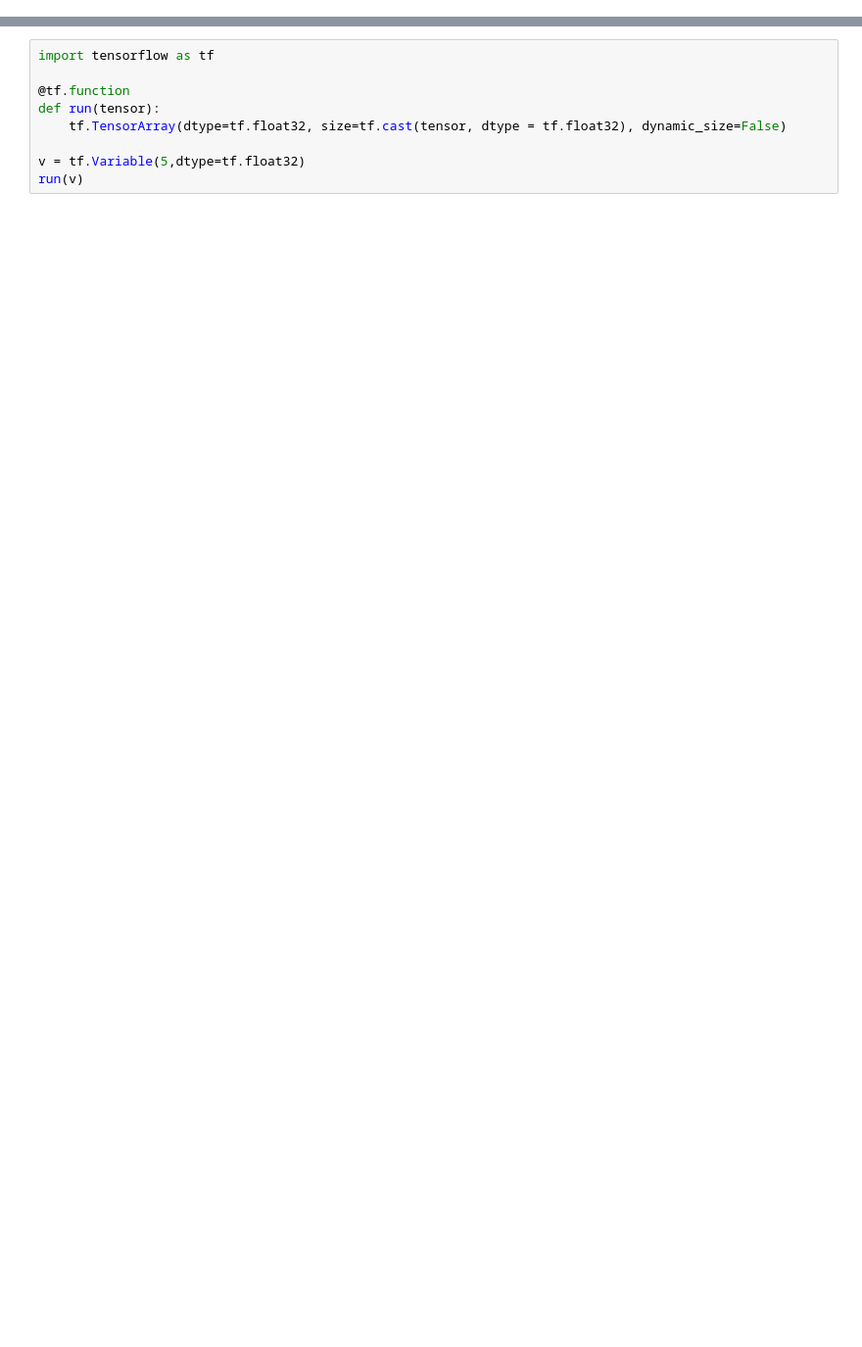
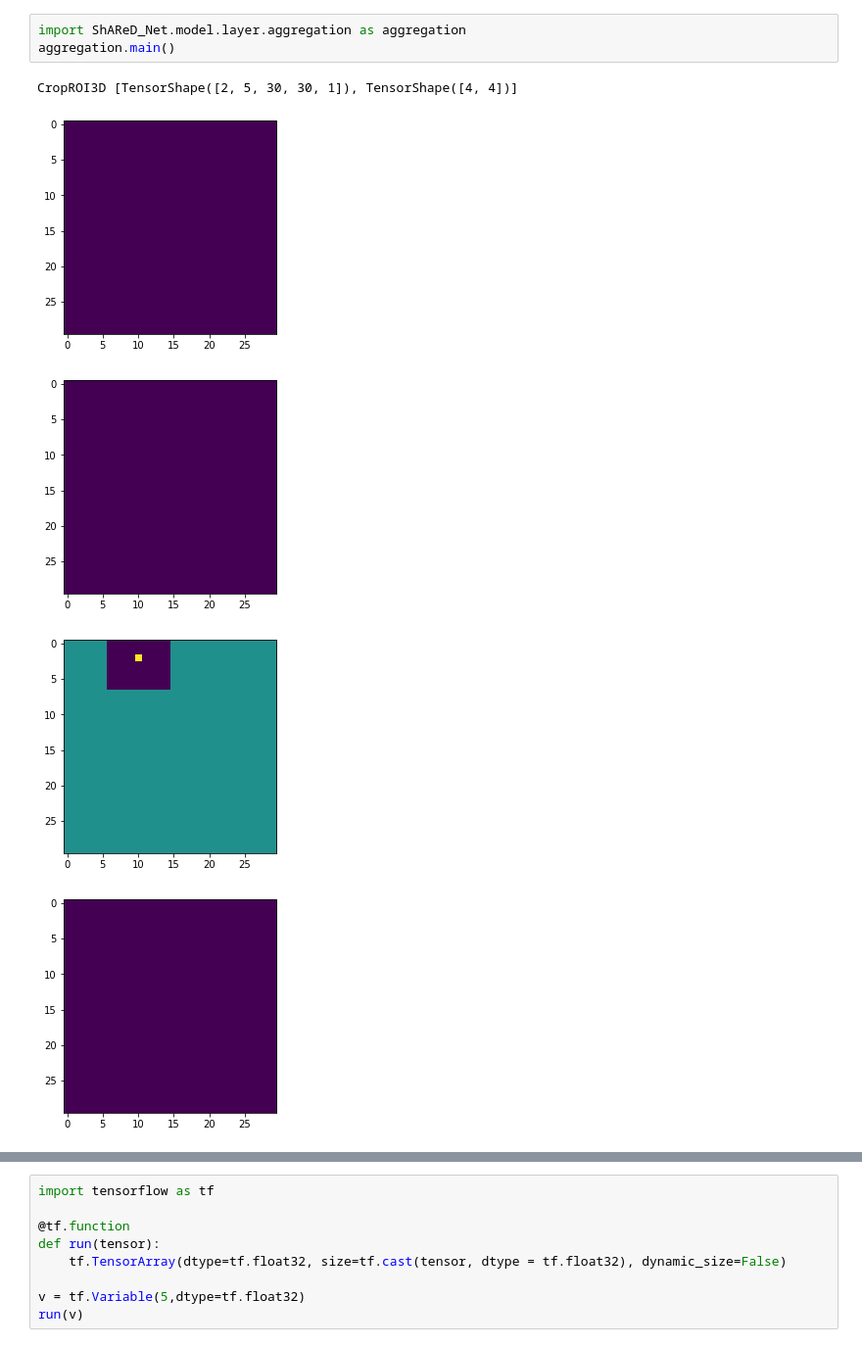
Before and after one commit to bela127/3D_Person_Pose_Estimation_from_2D_Singelview_Image_Data, a Jupyter notebook: Tests.ipynb, the cells around one changed output, grey strips where cells are left out. Shown at 98% size. Cells and saved outputs as stored; diff of their text form; blank space fills up the shorter version.

Commit message:
add main to heatmap2d

```diff
--- a/Tests.ipynb
+++ b/Tests.ipynb
@@ -26,0 +48,9 @@ train.main()
+# %%
+import ShAReD_Net.model.layer.aggregation as aggregation
+aggregation.main()
+# %% [output]
+CropROI3D [TensorShape([2, 5, 30, 30, 1]), TensorShape([4, 4])]
+[figure, added]
+[figure, added]
+[figure, added]
+[figure, added]
```
Also changed, not shown: parts of 16 cells of this notebook, 1 other file.
